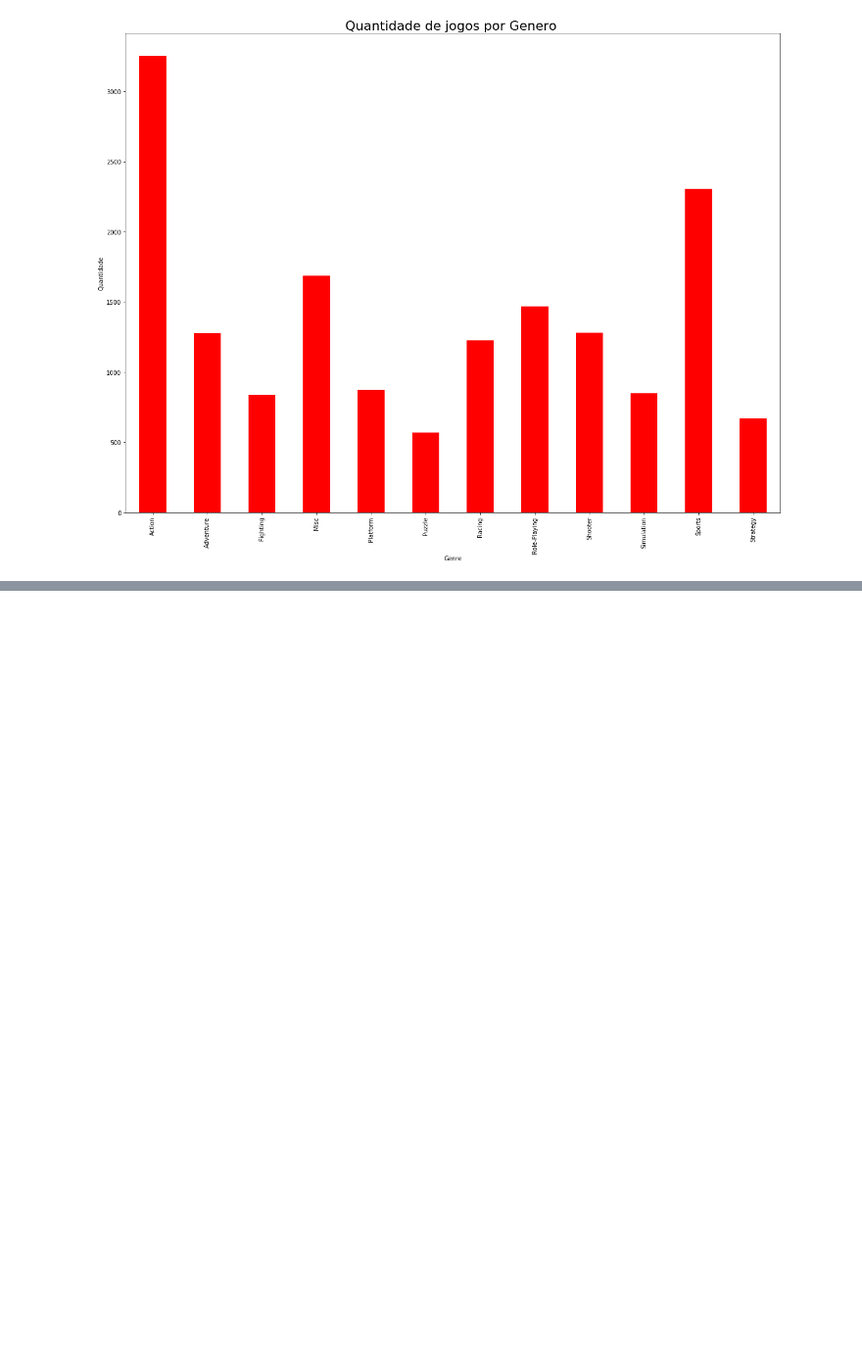
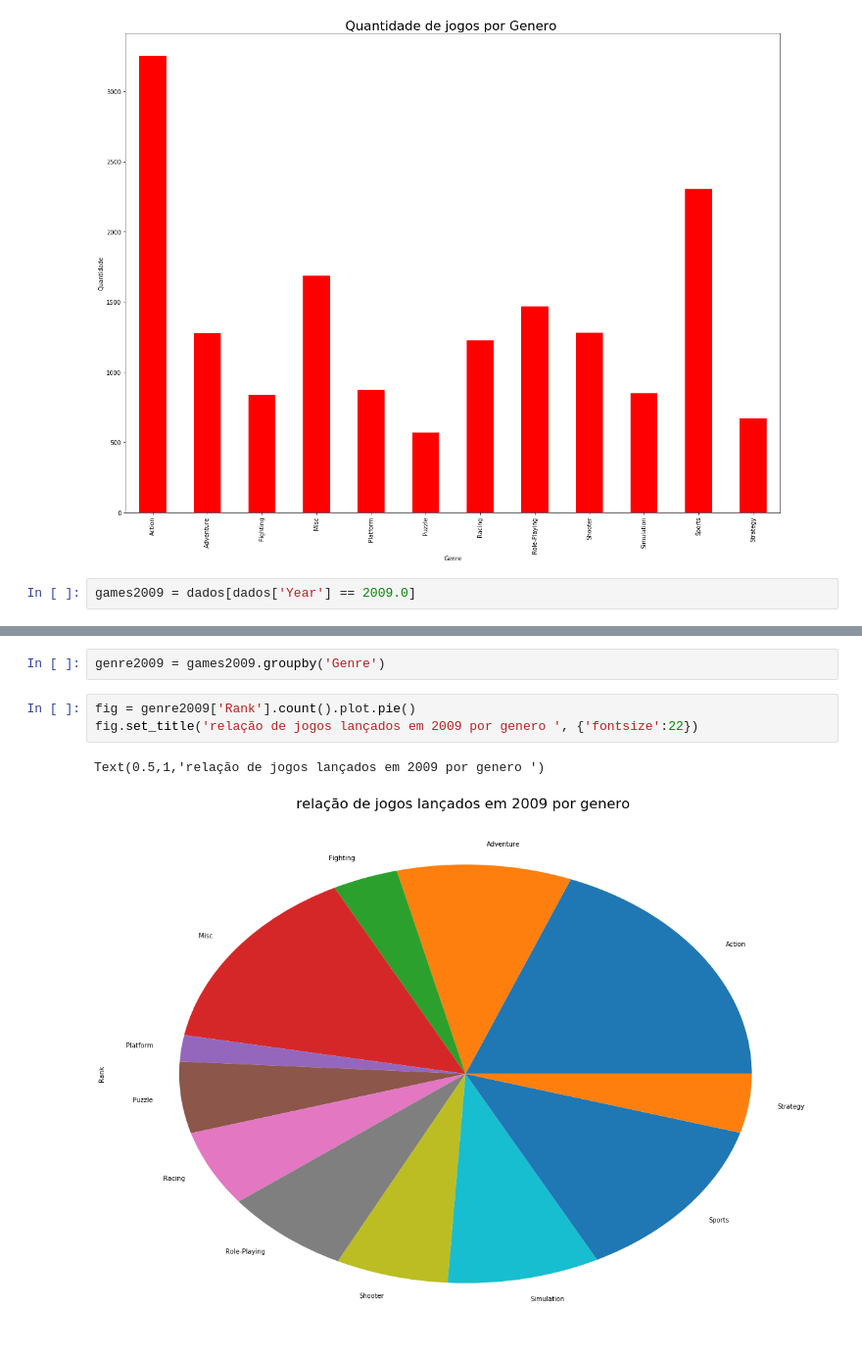
Before and after one commit to henriquewestphal/videogamesales, a Jupyter notebook: analise_videogames.ipynb, the cells around one changed output, grey strips where cells are left out. Shown: that part at 98% size. Cells and saved outputs as stored; diff of their text form; blank space fills up the shorter version.

Commit message:
criado graficos de pizza com a inrelação de jogos lançados por genero no ano de 2009

```diff
--- a/analise_videogames.ipynb
+++ b/analise_videogames.ipynb
@@ -253,3 +253,5 @@ fig.set_title('Quantidade de jogos por Genero ', {'fontsize':22})
 # %% [output]
 Text(0.5,1,'Quantidade de jogos por Genero ')
 [figure]
+# %%
+games2009 = dados[dados['Year'] == 2009.0]
@@ -255,0 +279,8 @@ Text(0.5,1,'Quantidade de jogos por Genero ')
+# %%
+genre2009 = games2009.groupby('Genre')
+# %%
+fig = genre2009['Rank'].count().plot.pie()
+fig.set_title('relação de jogos lançados em 2009 por genero ', {'fontsize':22})
+# %% [output]
+Text(0.5,1,'relação de jogos lançados em 2009 por genero ')
+[figure, added]
```
Also changed, not shown: parts of 1 cell of this notebook.
